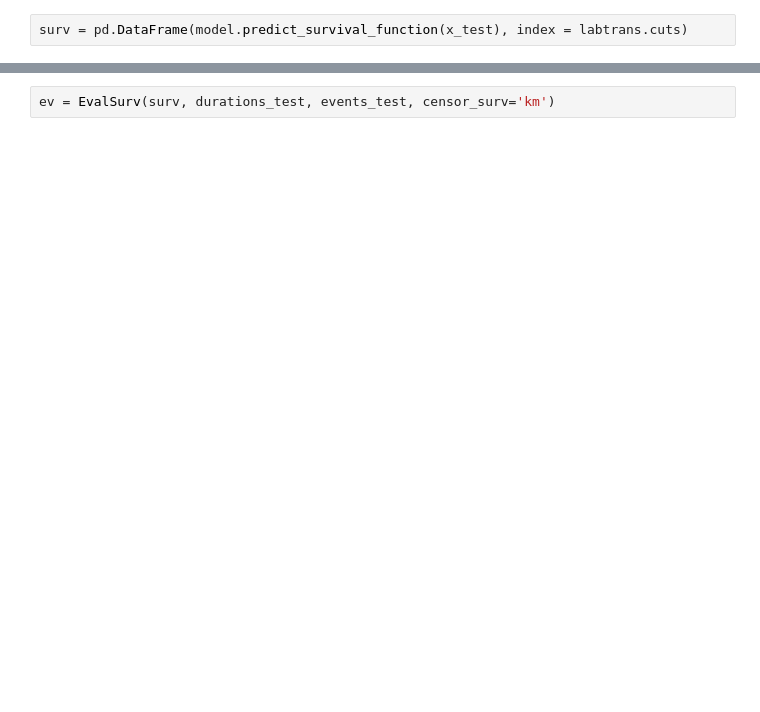
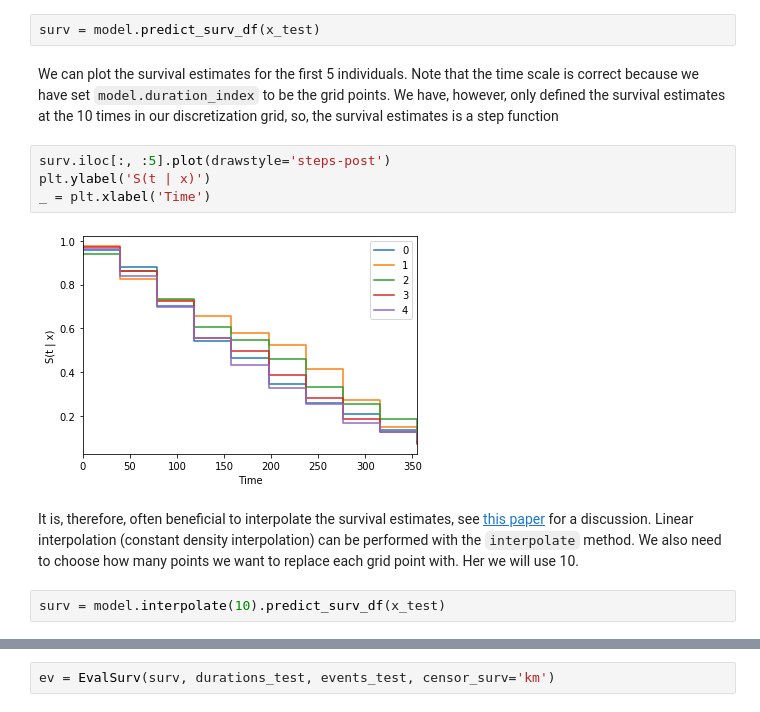
Before and after one commit to havakv/pycox, a Jupyter notebook: examples/deephit.ipynb, the cells around one changed output, grey strips where cells are left out. Saved outputs shown, nothing was run; the diff lists cells and outputs as text; blank space fills up the shorter version.

```diff
--- a/examples/deephit.ipynb
+++ b/examples/deephit.ipynb
@@ -195,2 +186,17 @@ _ = log.plot()
 # %%
-surv = pd.DataFrame(model.predict_survival_function(x_test), index = labtrans.cuts)
+surv = model.predict_surv_df(x_test)
+# %% [markdown]
+We can plot the survival estimates for the first 5 individuals.
+Note that the time scale is correct because we have set `model.duration_index` to be the grid points.
+We have, however, only defined the survival estimates at the 10 times in our discretization grid, so, the survival estimates is a step function
+# %%
+surv.iloc[:, :5].plot(drawstyle='steps-post')
+plt.ylabel('S(t | x)')
+_ = plt.xlabel('Time')
+# %% [output]
+[figure, added]
+# %% [markdown]
+It is, therefore, often beneficial to interpolate the survival estimates, see [this paper](https://arxiv.org/abs/1910.06724) for a discussion.
+Linear interpolation (constant density interpolation) can be performed with the `interpolate` method. We also need to choose how many points we want to replace each grid point with. Her we will use 10.
+# %%
+surv = model.interpolate(10).predict_surv_df(x_test)
```
Also changed, not shown: parts of 67 cells of this notebook, 11 other files.
